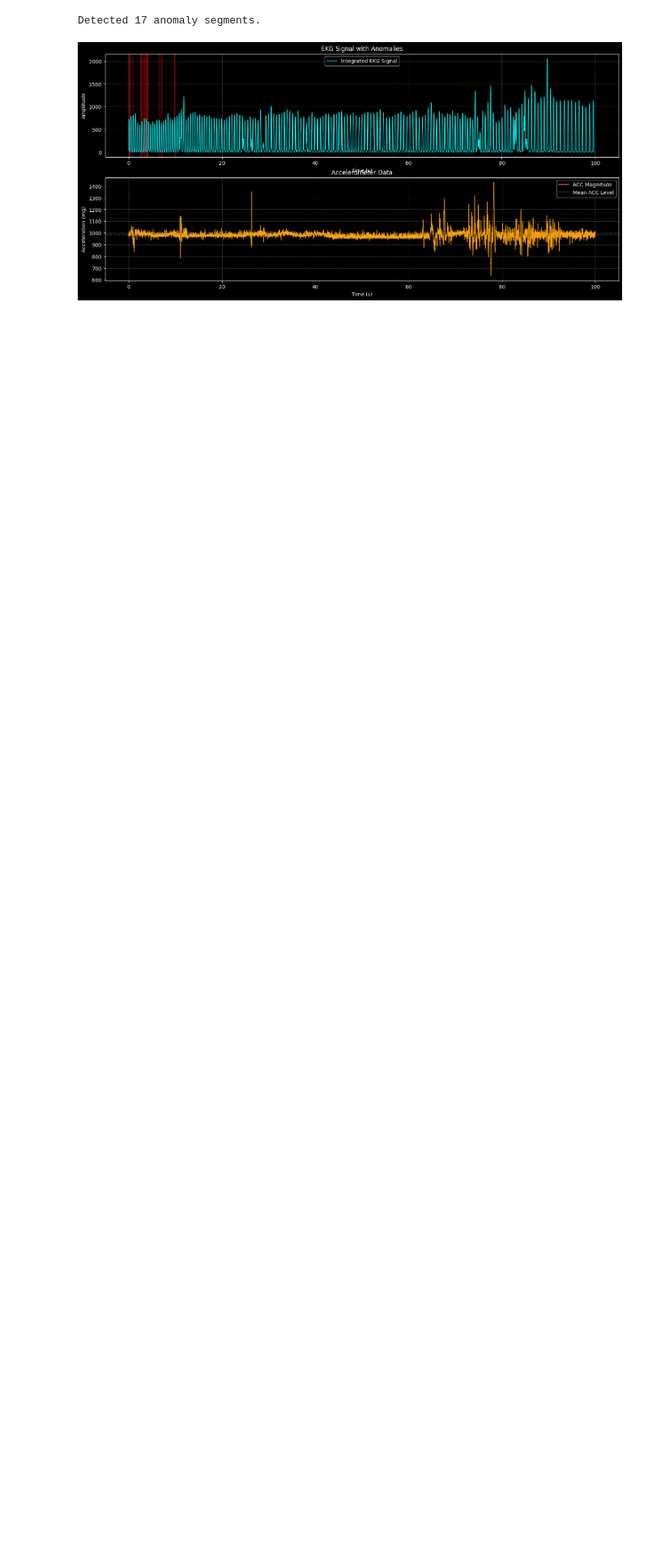
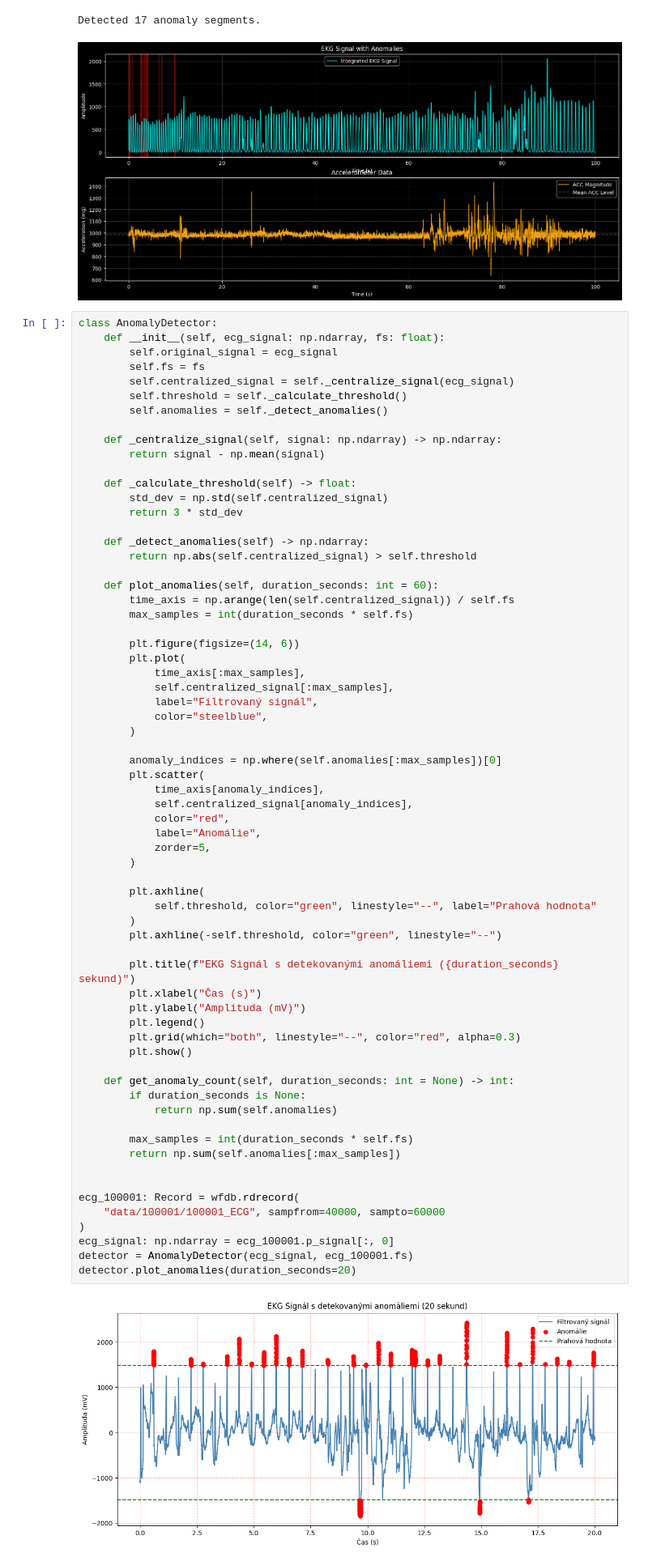
Before and after one commit to ondrejsvorc/UJEP, a Jupyter notebook: PZS/seminar_work_1/main.ipynb, the cells around one changed output. Shown: that part at 81% size. Drawn from its saved outputs; the diff is of its cells as text; blank space fills up the shorter version.

```diff
--- a/PZS/seminar_work_1/main.ipynb
+++ b/PZS/seminar_work_1/main.ipynb
@@ -575,3 +575,71 @@ detector.plot_anomalies(anomalies)
 # %% [output]
 Detected 17 anomaly segments.
 [figure]
+# %%
+class AnomalyDetector:
+    def __init__(self, ecg_signal: np.ndarray, fs: float):
+        self.original_signal = ecg_signal
+        self.fs = fs
+        self.centralized_signal = self._centralize_signal(ecg_signal)
+        self.threshold = self._calculate_threshold()
+        self.anomalies = self._detect_anomalies()
+
+    def _centralize_signal(self, signal: np.ndarray) -> np.ndarray:
+        return signal - np.mean(signal)
+
+    def _calculate_threshold(self) -> float:
+        std_dev = np.std(self.centralized_signal)
+        return 3 * std_dev
+
+    def _detect_anomalies(self) -> np.ndarray:
+        return np.abs(self.centralized_signal) > self.threshold
+
+    def plot_anomalies(self, duration_seconds: int = 60):
+        time_axis = np.arange(len(self.centralized_signal)) / self.fs
+        max_samples = int(duration_seconds * self.fs)
+
+        plt.figure(figsize=(14, 6))
+        plt.plot(
+            time_axis[:max_samples],
+            self.centralized_signal[:max_samples],
+            label="Filtrovaný signál",
+            color="steelblue",
+        )
+
+        anomaly_indices = np.where(self.anomalies[:max_samples])[0]
+        plt.scatter(
+            time_axis[anomaly_indices],
+            self.centralized_signal[anomaly_indices],
+            color="red",
+            label="Anomálie",
+            zorder=5,
+        )
+
+        plt.axhline(
+            self.threshold, color="green", linestyle="--", label="Prahová hodnota"
+        )
+        plt.axhline(-self.threshold, color="green", linestyle="--")
+
+        plt.title(f"EKG Signál s detekovanými anomáliemi ({duration_seconds} sekund)")
+        plt.xlabel("Čas (s)")
+        plt.ylabel("Amplituda (mV)")
+        plt.legend()
+        plt.grid(which="both", linestyle="--", color="red", alpha=0.3)
+        plt.show()
+
+    def get_anomaly_count(self, duration_seconds: int = None) -> int:
+        if duration_seconds is None:
+            return np.sum(self.anomalies)
+
+        max_samples = int(duration_seconds * self.fs)
+        return np.sum(self.anomalies[:max_samples])
+
+
+ecg_100001: Record = wfdb.rdrecord(
+    "data/100001/100001_ECG", sampfrom=40000, sampto=60000
+)
+ecg_signal: np.ndarray = ecg_100001.p_signal[:, 0]
+detector = AnomalyDetector(ecg_signal, ecg_100001.fs)
+detector.plot_anomalies(duration_seconds=20)
+# %% [output]
+[figure, added]
```
Also changed, not shown: 1 other file.
